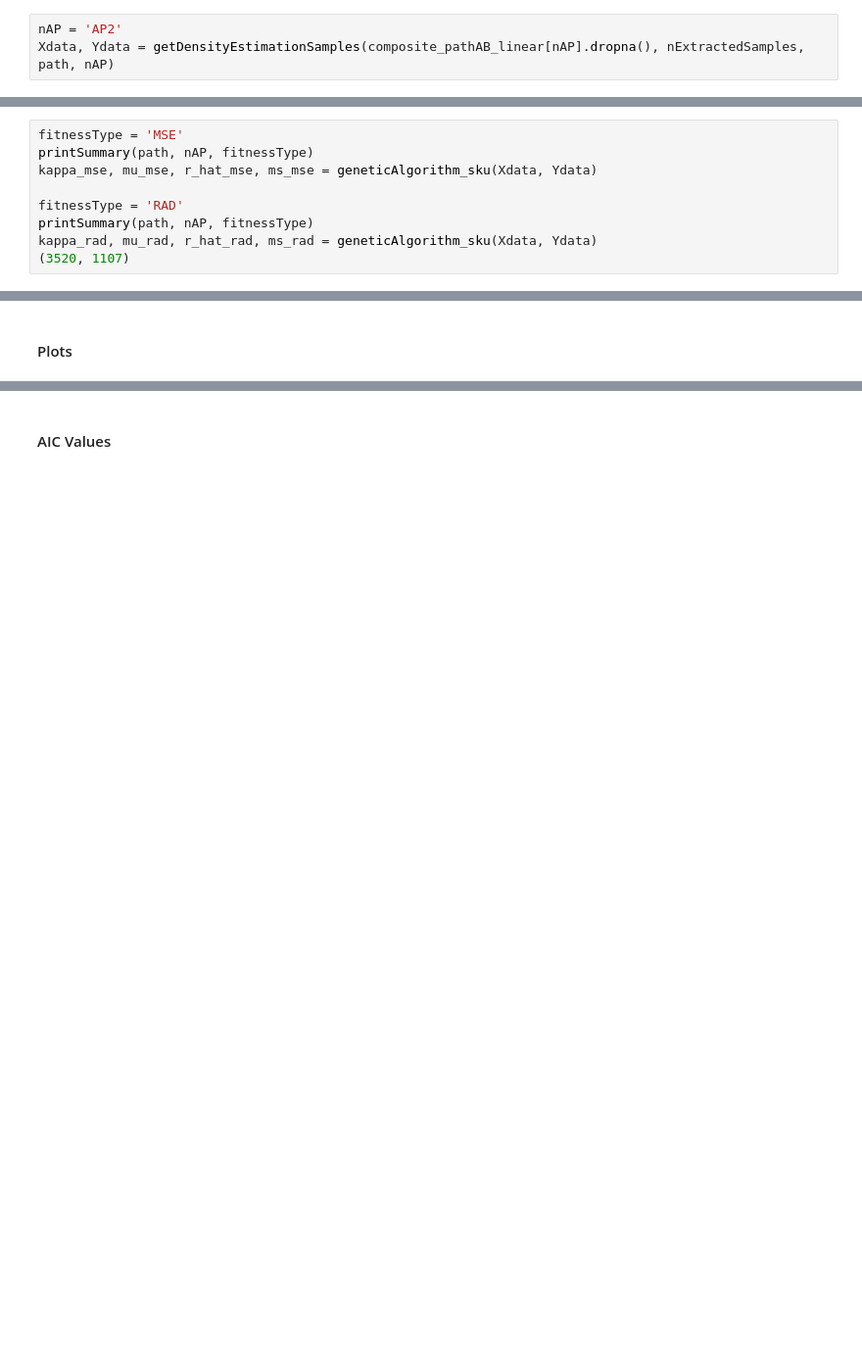
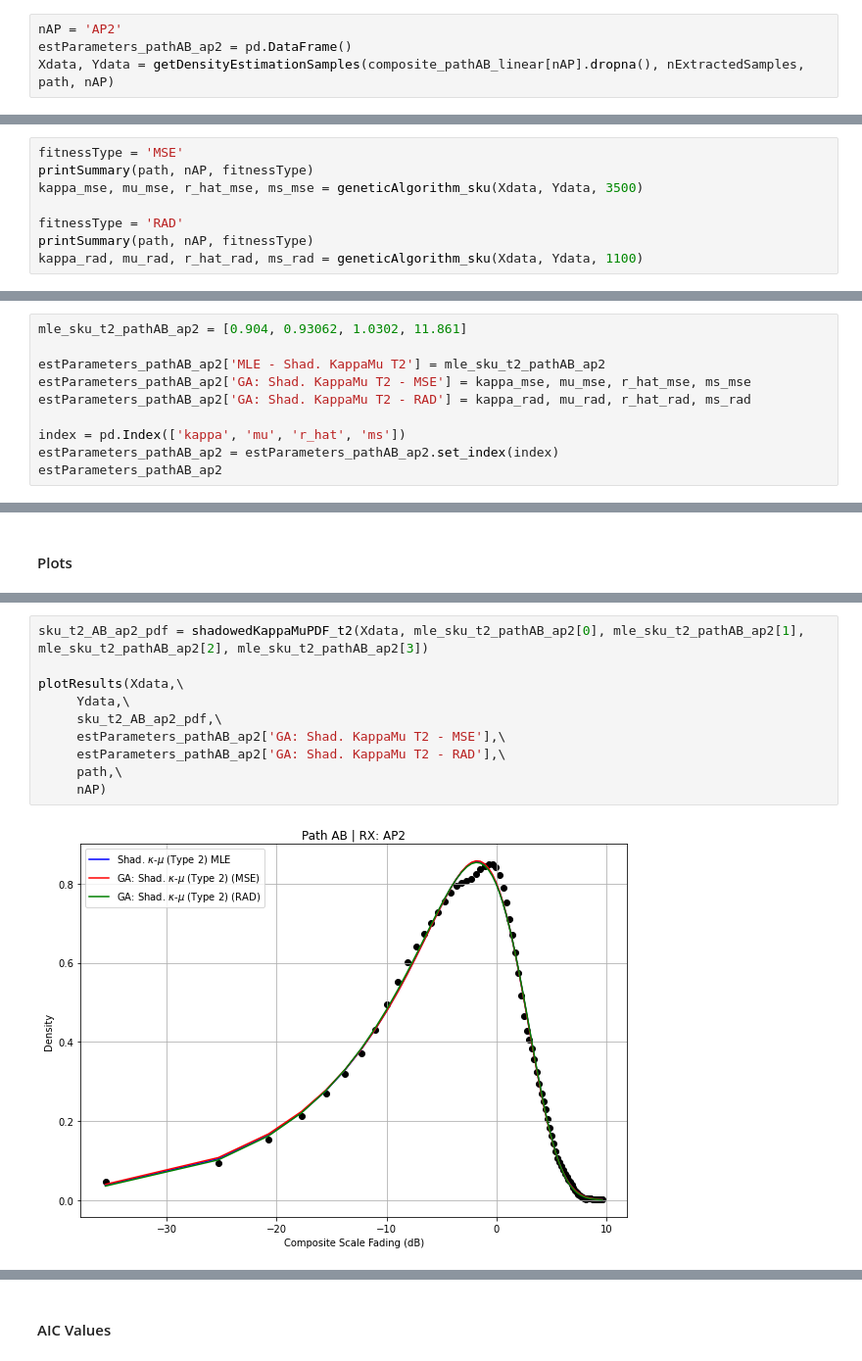
Before and after one commit to SamuelBFG/ga-fading, a Jupyter notebook: 3 parameters estimation/GA_Shadowed_Kappa_Mu_Type_2_Fading_Fitting.ipynb, the cells around one changed output, grey strips where cells are left out. Shown at 98% size. Saved outputs shown, nothing was run; the diff lists cells and outputs as text; blank space fills up the shorter version.

```diff
--- a/3 parameters estimation/GA_Shadowed_Kappa_Mu_Type_2_Fading_Fitting.ipynb
+++ b/3 parameters estimation/GA_Shadowed_Kappa_Mu_Type_2_Fading_Fitting.ipynb
@@ -626,18 +668,18 @@ display(df.sort_values(by='Akaike Information Criteria').reset_index(drop=True))
 ### AP 2
 # %%
 nAP = 'AP2'
+estParameters_pathAB_ap2 = pd.DataFrame()
 Xdata, Ydata = getDensityEstimationSamples(composite_pathAB_linear[nAP].dropna(), nExtractedSamples, path, nAP)
 # %% [output]
 [figure]
 # %%
 fitnessType = 'MSE'
 printSummary(path, nAP, fitnessType)
-kappa_mse, mu_mse, r_hat_mse, ms_mse = geneticAlgorithm_sku(Xdata, Ydata)
+kappa_mse, mu_mse, r_hat_mse, ms_mse = geneticAlgorithm_sku(Xdata, Ydata, 3500)
 
 fitnessType = 'RAD'
 printSummary(path, nAP, fitnessType)
-kappa_rad, mu_rad, r_hat_rad, ms_rad = geneticAlgorithm_sku(Xdata, Ydata)
-(3520, 1107)
+kappa_rad, mu_rad, r_hat_rad, ms_rad = geneticAlgorithm_sku(Xdata, Ydata, 1100)
 # %% [output]
 ==============================
 Genetic Algorithm Fitting
@@ -659,0 +703,10 @@ Elapsed time is 46.40636730194092 seconds.
+# %%
+mle_sku_t2_pathAB_ap2 = [0.904, 0.93062, 1.0302, 11.861]
+
+estParameters_pathAB_ap2['MLE - Shad. KappaMu T2'] = mle_sku_t2_pathAB_ap2
+estParameters_pathAB_ap2['GA: Shad. KappaMu T2 - MSE'] = kappa_mse, mu_mse, r_hat_mse, ms_mse
+estParameters_pathAB_ap2['GA: Shad. KappaMu T2 - RAD'] = kappa_rad, mu_rad, r_hat_rad, ms_rad
+
+index = pd.Index(['kappa', 'mu', 'r_hat', 'ms'])
+estParameters_pathAB_ap2 = estParameters_pathAB_ap2.set_index(index)
+estParameters_pathAB_ap2
@@ -691,0 +721,12 @@ plt.show()
+# %%
+sku_t2_AB_ap2_pdf = shadowedKappaMuPDF_t2(Xdata, mle_sku_t2_pathAB_ap2[0], mle_sku_t2_pathAB_ap2[1], mle_sku_t2_pathAB_ap2[2], mle_sku_t2_pathAB_ap2[3])
+
+plotResults(Xdata,\
+     Ydata,\
+     sku_t2_AB_ap2_pdf,\
+     estParameters_pathAB_ap2['GA: Shad. KappaMu T2 - MSE'],\
+     estParameters_pathAB_ap2['GA: Shad. KappaMu T2 - RAD'],\
+     path,\
+     nAP)
+# %% [output]
+[figure, added]
```
Also changed, not shown: parts of 146 cells of this notebook.
